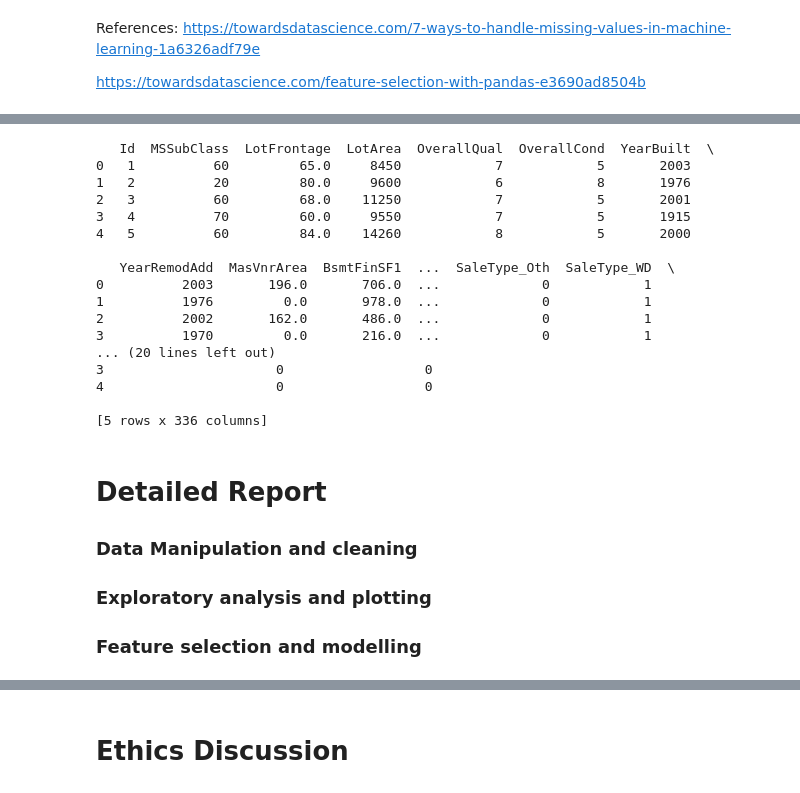
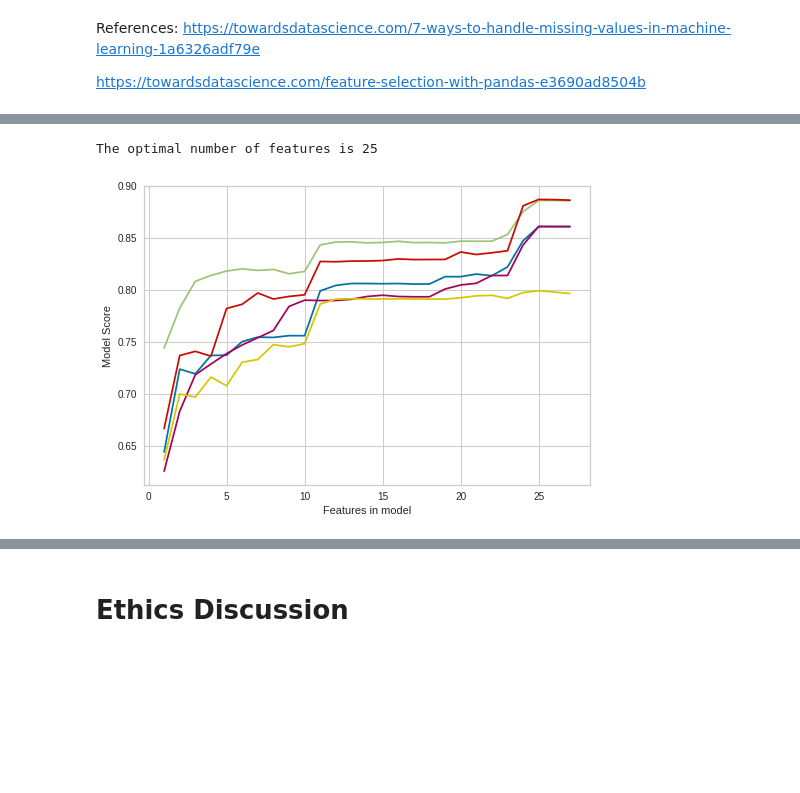
Before and after one commit to Adam-J-Green/Prediction-of-House-Prices, a Jupyter notebook: Untitled2.ipynb, the cells around one changed output, grey strips where cells are left out. Drawn from its saved outputs; the diff is of its cells as text; code cells hidden in the pictures; blank space fills up the shorter version.

```diff
--- a/Untitled2.ipynb
+++ b/Untitled2.ipynb
@@ -86,33 +70,8 @@ the column MiscFeature has 1406 NA values
 # %%
-#Separate training and final test values. split training and validation data
+#Separate training and final test values. split training and validation data 1
 tester = cleaned.query("train_code == 0")
 trainer = cleaned.query('train_code == 1')
-print(trainer.head())
-trainer = trainer.drop(["Id"], axis =1)
-x_train, x_test, y_train, y_test = train_test_split(trainer, labels, test_size = 0.1, random_state = 29)
+tester = tester.drop(['train_code'], axis = 1)
+trainer = trainer.drop(['train_code'], axis = 1)
+
+x_train1, x_test1, y_train1, y_test1 = train_test_split(trainer, labels, test_size = 0.1, random_state = 29)
-# %% [output]
-   Id  MSSubClass  LotFrontage  LotArea  OverallQual  OverallCond  YearBuilt  \
-0   1          60         65.0     8450            7            5       2003
-1   2          20         80.0     9600            6            8       1976
-2   3          60         68.0    11250            7            5       2001
-3   4          70         60.0     9550            7            5       1915
-4   5          60         84.0    14260            8            5       2000
-
-   YearRemodAdd  MasVnrArea  BsmtFinSF1  ...  SaleType_Oth  SaleType_WD  \
-0          2003       196.0       706.0  ...             0            1
-1          1976         0.0       978.0  ...             0            1
-2          2002       162.0       486.0  ...             0            1
-3          1970         0.0       216.0  ...             0            1
-... (20 lines left out)
-3                      0                  0
-4                      0                  0
-
-[5 rows x 336 columns]
-# %% [markdown]
-# Detailed Report
-
-### Data Manipulation and cleaning
-
-### Exploratory analysis and plotting
-
-### Feature selection and modelling
@@ -123,0 +78,18 @@ feat_select = feat_select.fit(x_train, y_train)
+# %%
+#Feature selection and Train model 1
+estimator = LinearRegression()
+min_features_to_select =1
+feat_select = RFECV(estimator, step = 1, min_features_to_select=min_features_to_select)
+feat_select = feat_select.fit(x_train1, y_train1)
+index = feat_select.get_support(indices = True)
+
+print(f"The optimal number of features is {feat_select.n_features_}")
+
+
+plt.plot(range(min_features_to_select, len(feat_select.grid_scores_) + min_features_to_select), feat_select.grid_scores_)
+plt.xlabel("Features in model")
+plt.ylabel("Model Score")
+plt.show()
+# %% [output]
+The optimal number of features is 25
+[figure, added]
```
Also changed, not shown: parts of 21 cells of this notebook.
